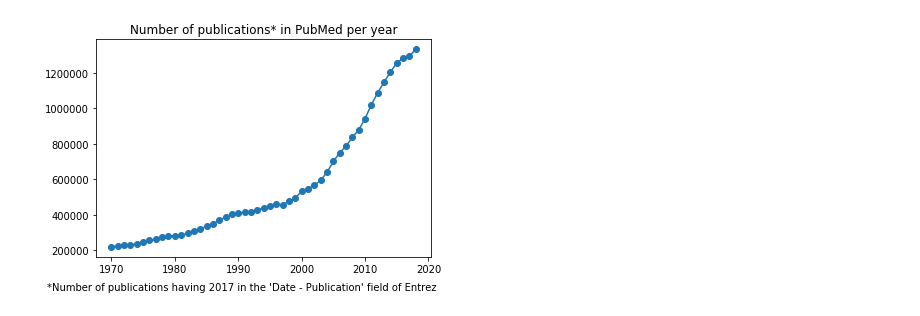
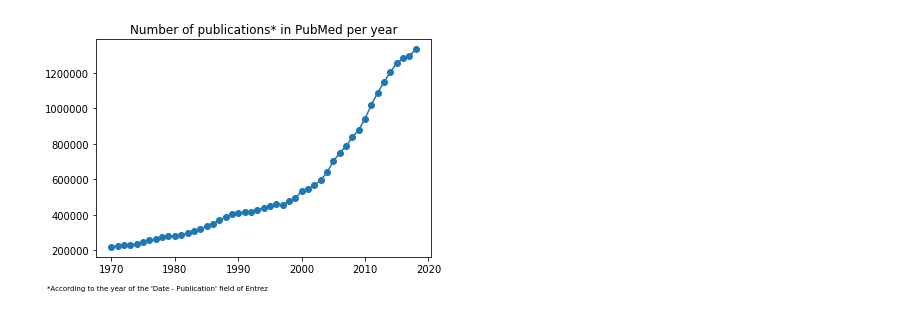
Before and after one commit to openpharma/pypharma_nlp, a Jupyter notebook: notebooks/pubmed_statistics.ipynb, the cells around one changed output. Cells and saved outputs as stored; diff of their text form; code cells hidden in the pictures.

```diff
--- a/notebooks/pubmed_statistics.ipynb
+++ b/notebooks/pubmed_statistics.ipynb
@@ -1,5 +0,0 @@
-# %%
-# Import dependencies
-from Bio import Entrez
-Entrez.email = "diegovs87@yahoo.fr"
-import matplotlib.pyplot as plt
@@ -5,0 +5,3 @@ import matplotlib.pyplot as plt
+# %%
+years = range(1970, 2019)
+year, counts = publications_per_year()
@@ -16,10 +60,10 @@ for year in years:
 # %%
 # Plot the counts
 plt.title("Number of publications* in PubMed per year")
 plt.plot(years, counts, linestyle='-', marker='o')
 plt.figtext(0.01, 0.01,
-    "*Number of publications having 2017 in the 'Date - Publication' field of Entrez",
-    horizontalalignment="left")
+    "*According to the year of the 'Date - Publication' field of Entrez",
+    horizontalalignment="left", fontsize="x-small")
 plt.savefig("../figures/num_publications_year.pdf")
 # %% [output]
-[figure, old version]
+[figure, new version]
```
Also changed, not shown: parts of 7 cells of this notebook, 5 other files.
